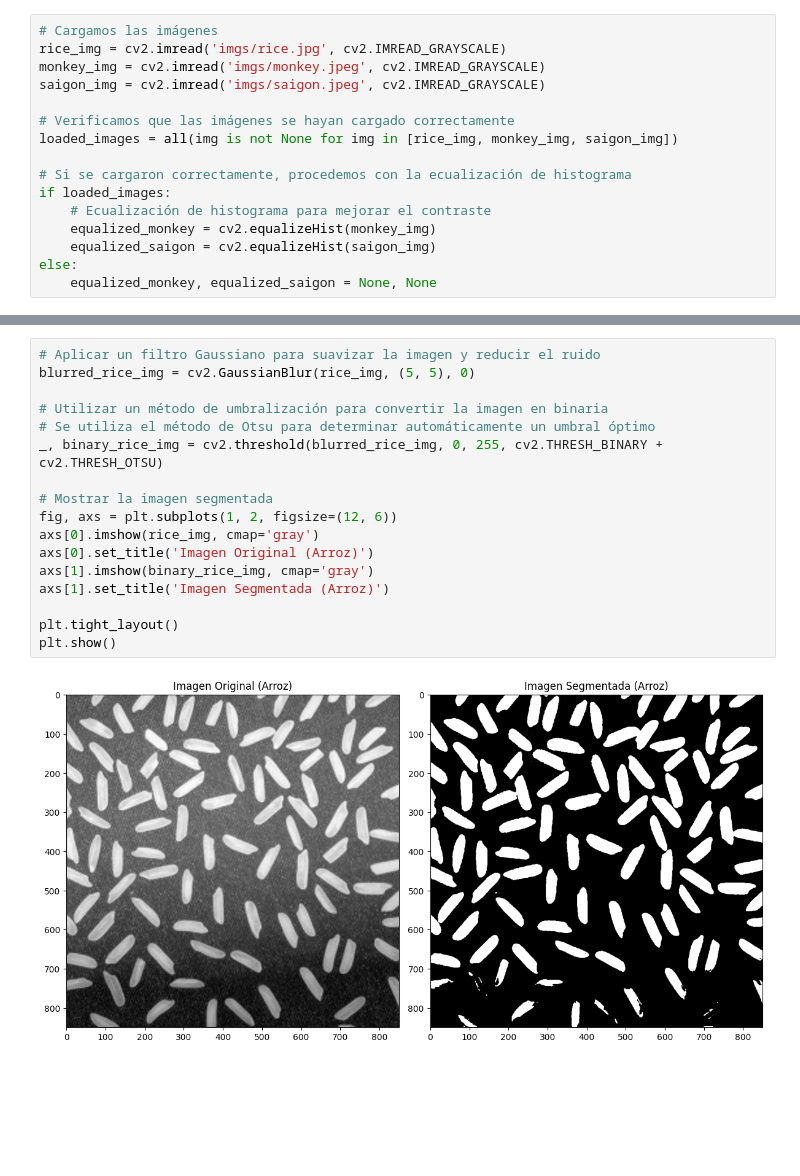
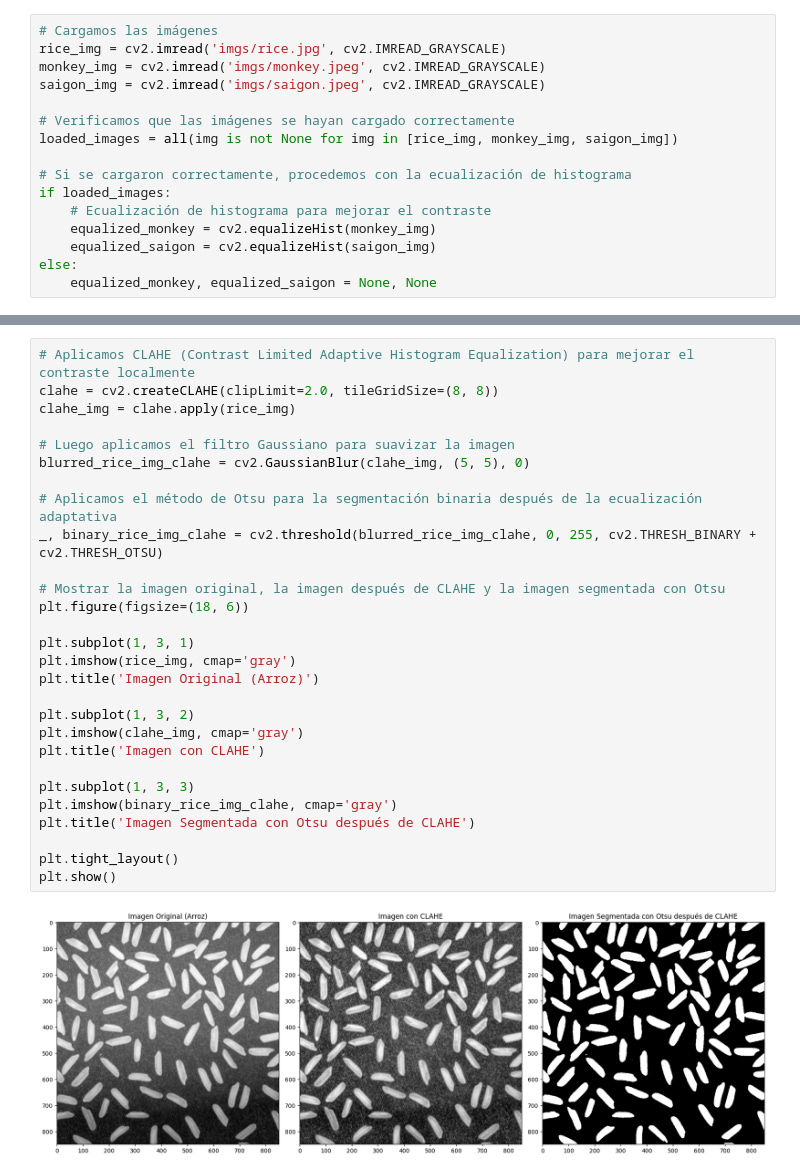
Before and after one commit to stefanoaragoni/computerVision_lista01, a Jupyter notebook: Lista01_Ejercicio6.ipynb, the cells around one changed output, grey strips where cells are left out. Cells and saved outputs as stored; diff of their text form; blank space fills up the shorter version.

```diff
--- a/Lista01_Ejercicio6.ipynb
+++ b/Lista01_Ejercicio6.ipynb
@@ -72,19 +72,30 @@ plt.show()
-# %%
-# Aplicar un filtro Gaussiano para suavizar la imagen y reducir el ruido
-blurred_rice_img = cv2.GaussianBlur(rice_img, (5, 5), 0)
-
-# Utilizar un método de umbralización para convertir la imagen en binaria
-# Se utiliza el método de Otsu para determinar automáticamente un umbral óptimo
-_, binary_rice_img = cv2.threshold(blurred_rice_img, 0, 255, cv2.THRESH_BINARY + cv2.THRESH_OTSU)
-
-# Mostrar la imagen segmentada
-fig, axs = plt.subplots(1, 2, figsize=(12, 6))
-axs[0].imshow(rice_img, cmap='gray')
-axs[0].set_title('Imagen Original (Arroz)')
-axs[1].imshow(binary_rice_img, cmap='gray')
-axs[1].set_title('Imagen Segmentada (Arroz)')
-
-plt.tight_layout()
-plt.show()
-# %% [output]
-[figure, removed]
+# %%
+# Aplicamos CLAHE (Contrast Limited Adaptive Histogram Equalization) para mejorar el contraste localmente
+clahe = cv2.createCLAHE(clipLimit=2.0, tileGridSize=(8, 8))
+clahe_img = clahe.apply(rice_img)
+
+# Luego aplicamos el filtro Gaussiano para suavizar la imagen
+blurred_rice_img_clahe = cv2.GaussianBlur(clahe_img, (5, 5), 0)
+
+# Aplicamos el método de Otsu para la segmentación binaria después de la ecualización adaptativa
+_, binary_rice_img_clahe = cv2.threshold(blurred_rice_img_clahe, 0, 255, cv2.THRESH_BINARY + cv2.THRESH_OTSU)
+
+# Mostrar la imagen original, la imagen después de CLAHE y la imagen segmentada con Otsu
+plt.figure(figsize=(18, 6))
+
+plt.subplot(1, 3, 1)
+plt.imshow(rice_img, cmap='gray')
+plt.title('Imagen Original (Arroz)')
+
+plt.subplot(1, 3, 2)
+plt.imshow(clahe_img, cmap='gray')
+plt.title('Imagen con CLAHE')
+
+plt.subplot(1, 3, 3)
+plt.imshow(binary_rice_img_clahe, cmap='gray')
+plt.title('Imagen Segmentada con Otsu después de CLAHE')
+
+plt.tight_layout()
+plt.show()
+# %% [output]
+[figure, added]
```
Also changed, not shown: parts of 2 cells of this notebook.
